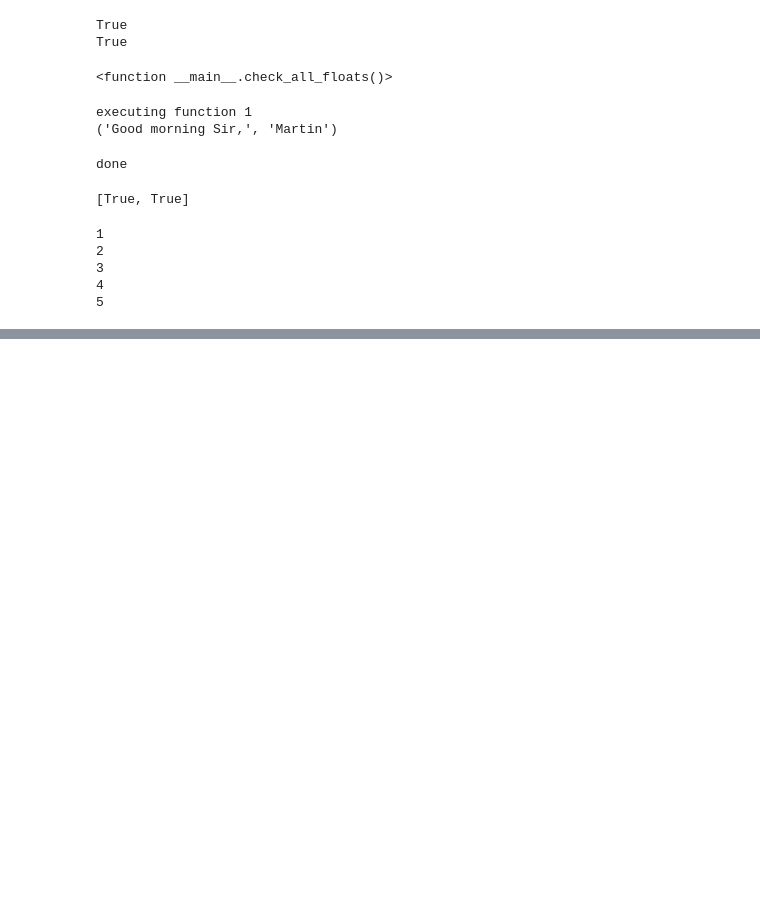
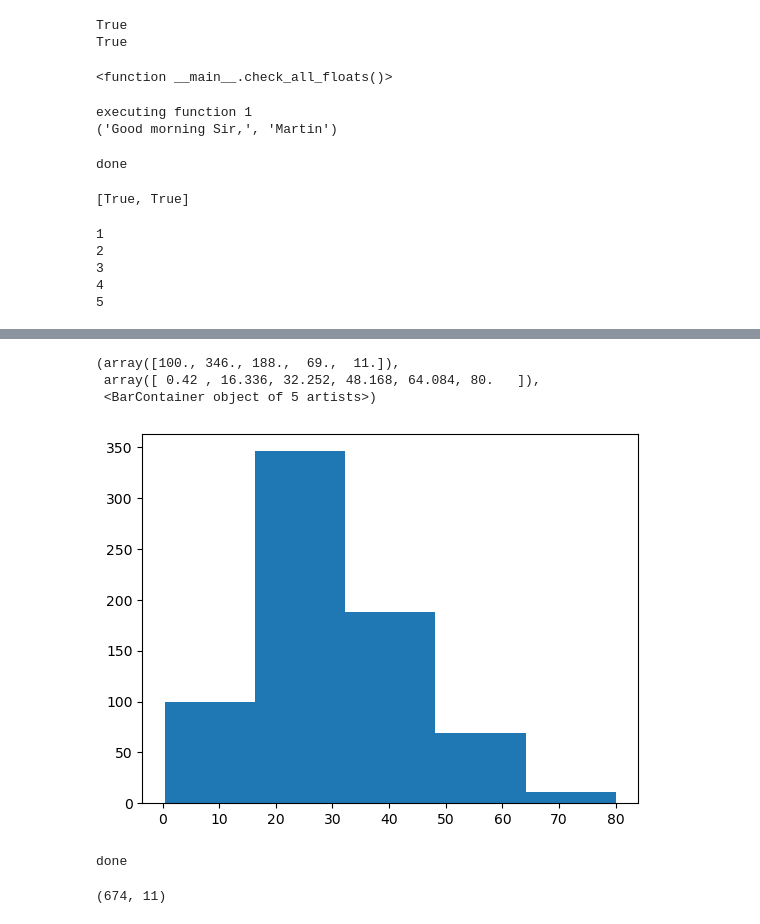
Before and after one commit to rodriguezperezmartin/test_acc, a Jupyter notebook: Project_1_Example.ipynb, the cells around one changed output, grey strips where cells are left out. Cells and saved outputs as stored; diff of their text form; code cells hidden in the pictures; blank space fills up the shorter version.

```diff
--- a/Project_1_Example.ipynb
+++ b/Project_1_Example.ipynb
@@ -221,0 +282,28 @@ for i in var_list:
+# %%
+# seperate sanity check with a histogram
+plt.hist(df['Age'], bins=5)
+# %% [output]
+(array([100., 346., 188.,  69.,  11.]),
+ array([ 0.42 , 16.336, 32.252, 48.168, 64.084, 80.   ]),
+ <BarContainer object of 5 artists>)
+[figure, added]
+# %%
+# replace original dataframe with a new dataset excluding outliers from the AGE column
+# first create a function to exclude all outliers based on z-score
+def exclude_outliers_zscore(data:object, column:str) -> 'str':
+    '''
+    This function will allow you to identify non-outliers in a given column. The function requires two
+    inputs: a pandas dataframe object and a column string
+    '''
+
+    #(value - mean)/std
+    z_score = np.abs((data[column] - data[column].mean() / data[column].std()))
+    df_excl_outliers = data[(z_score>=2)] # return anything that is outside of 2 stds of deviation ~ 95%
+    return df_excl_outliers
+print('done')
+
+df_excl_outliers = exclude_outliers_zscore(df, 'Age')
+df_excl_outliers.shape
+# %% [output]
+done
+(674, 11)
```
Also changed, not shown: parts of 14 cells of this notebook.
